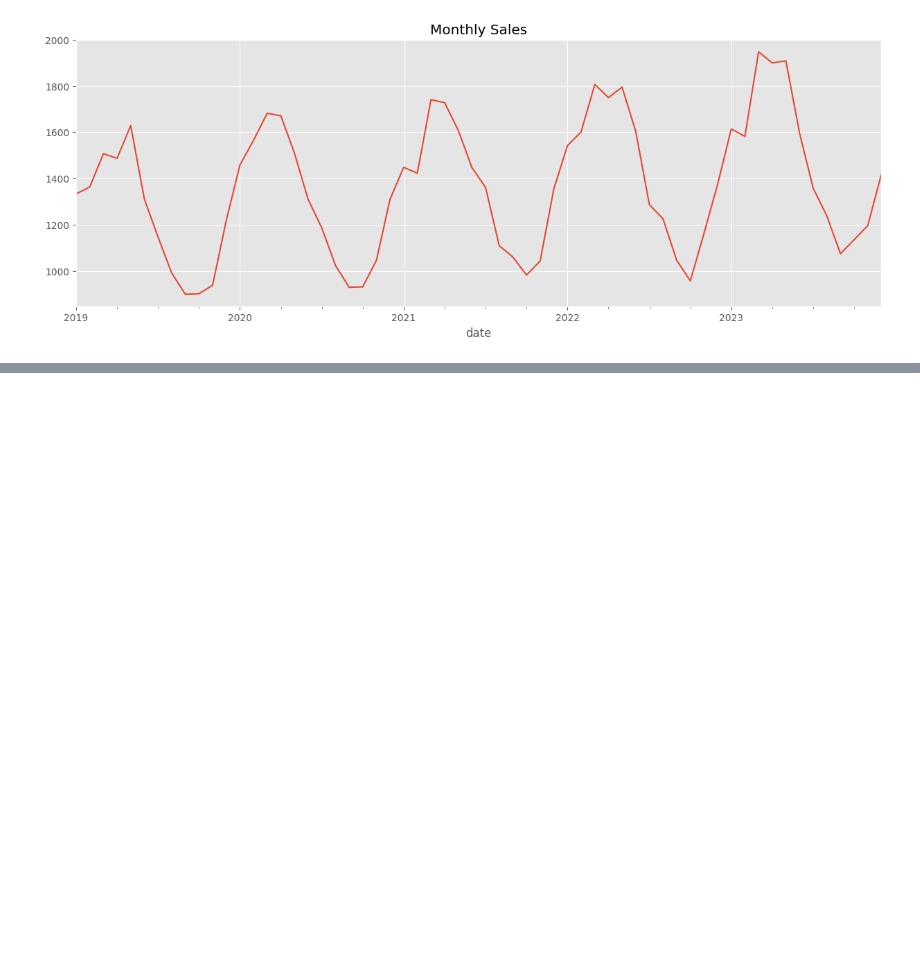
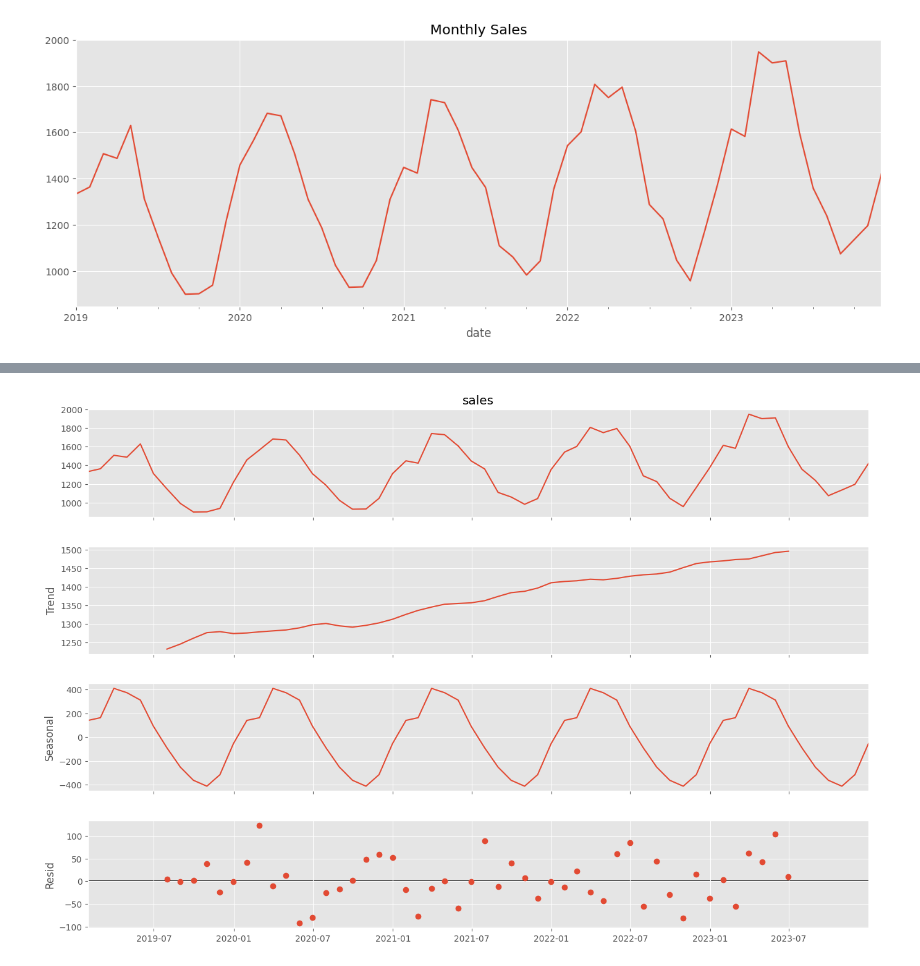
Before and after one commit to Jainam249/Supply-Chain-Demand-Forecasting, a Jupyter notebook: notebooks/01_data_preprocessing.ipynb, the cells around one changed output, grey strips where cells are left out. Saved outputs shown, nothing was run; the diff lists cells and outputs as text; code cells hidden in the pictures; blank space fills up the shorter version.

```diff
--- a/notebooks/01_data_preprocessing.ipynb
+++ b/notebooks/01_data_preprocessing.ipynb
@@ -101,0 +229,14 @@ plt.show()
+# %%
+decomposition = seasonal_decompose(
+    monthly_sales,
+    model="additive",
+    period=12
+)
+# %%
+fig = decomposition.plot()
+
+fig.set_size_inches(15,10)
+
+plt.show()
+# %% [output]
+[figure, added]
```
Also changed, not shown: parts of 14 cells of this notebook, 1 other file.
